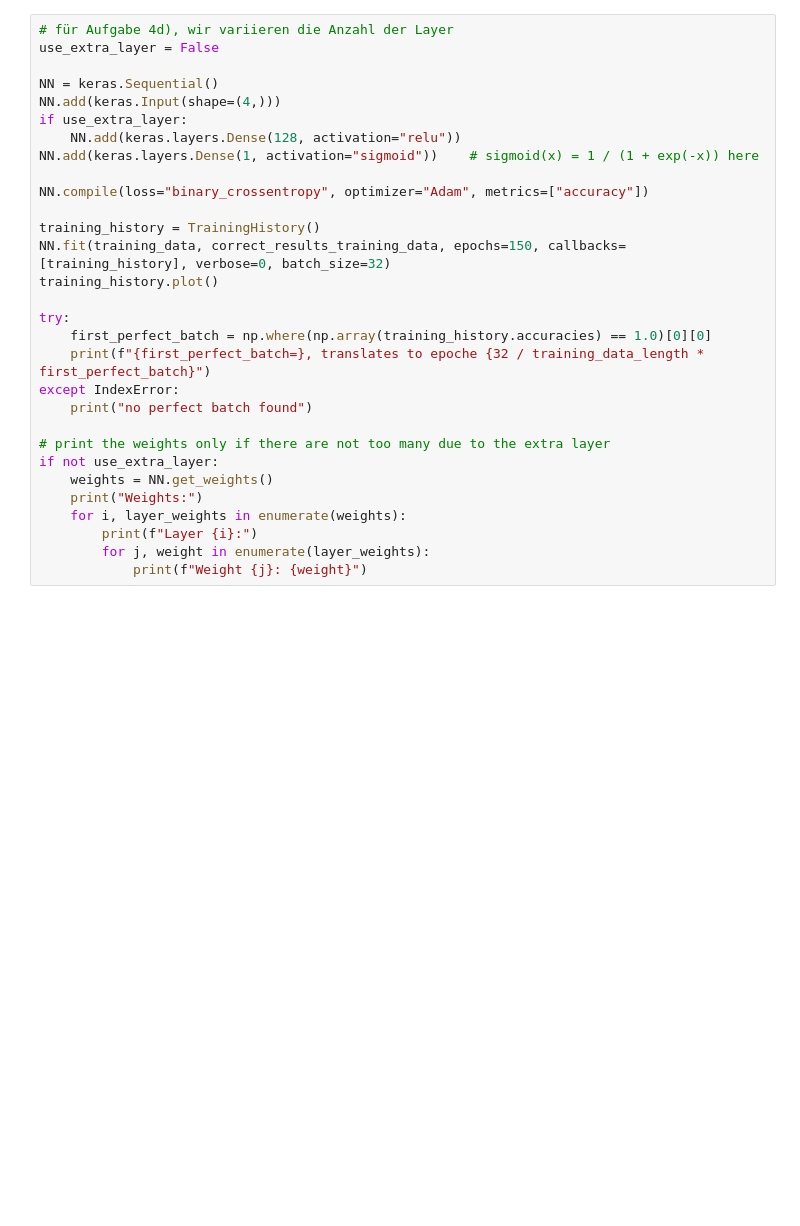
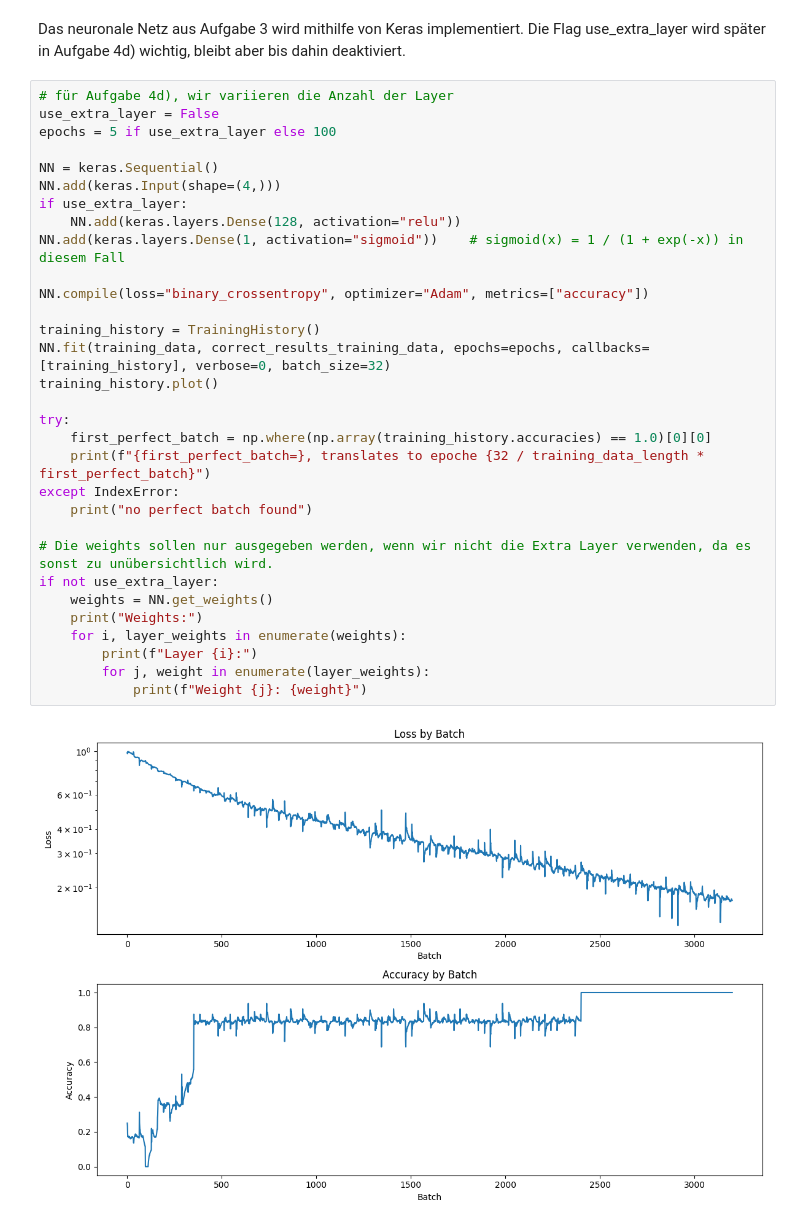
Before and after one commit to PhiIantrop/Neuronensimulation, a Jupyter notebook: Aufgabe_4.ipynb, the cells around one changed output. Saved outputs shown, nothing was run; the diff lists cells and outputs as text; blank space fills up the shorter version.

```diff
--- a/Aufgabe_4.ipynb
+++ b/Aufgabe_4.ipynb
@@ -59,33 +67,39 @@ class TrainingHistory(keras.callbacks.Callback):
 
         plt.tight_layout()
         plt.show()
+# %% [markdown]
+Das neuronale Netz aus Aufgabe 3 wird mithilfe von Keras implementiert.
+Die Flag use_extra_layer wird später in Aufgabe 4d) wichtig, bleibt aber bis dahin deaktiviert.
 # %%
 # für Aufgabe 4d), wir variieren die Anzahl der Layer
 use_extra_layer = False
+epochs = 5 if use_extra_layer else 100
 
 NN = keras.Sequential()
 NN.add(keras.Input(shape=(4,)))
 if use_extra_layer:
     NN.add(keras.layers.Dense(128, activation="relu"))
-NN.add(keras.layers.Dense(1, activation="sigmoid"))    # sigmoid(x) = 1 / (1 + exp(-x)) here
+NN.add(keras.layers.Dense(1, activation="sigmoid"))    # sigmoid(x) = 1 / (1 + exp(-x)) in diesem Fall
 
 NN.compile(loss="binary_crossentropy", optimizer="Adam", metrics=["accuracy"])
 
 training_history = TrainingHistory()
-NN.fit(training_data, correct_results_training_data, epochs=150, callbacks=[training_history], verbose=0, batch_size=32)
+NN.fit(training_data, correct_results_training_data, epochs=epochs, callbacks=[training_history], verbose=0, batch_size=32)
 training_history.plot()
 
 try:
     first_perfect_batch = np.where(np.array(training_history.accuracies) == 1.0)[0][0]
     print(f"{first_perfect_batch=}, translates to epoche {32 / training_data_length * first_perfect_batch}")
 except IndexError:
     print("no perfect batch found")
 
-# print the weights only if there are not too many due to the extra layer
+# Die weights sollen nur ausgegeben werden, wenn wir nicht die Extra Layer verwenden, da es sonst zu unübersichtlich wird.
 if not use_extra_layer:
     weights = NN.get_weights()
     print("Weights:")
     for i, layer_weights in enumerate(weights):
         print(f"Layer {i}:")
         for j, weight in enumerate(layer_weights):
             print(f"Weight {j}: {weight}")
+# %% [output]
+[figure, added]
```
Also changed, not shown: parts of 21 cells of this notebook, 6 other files.
